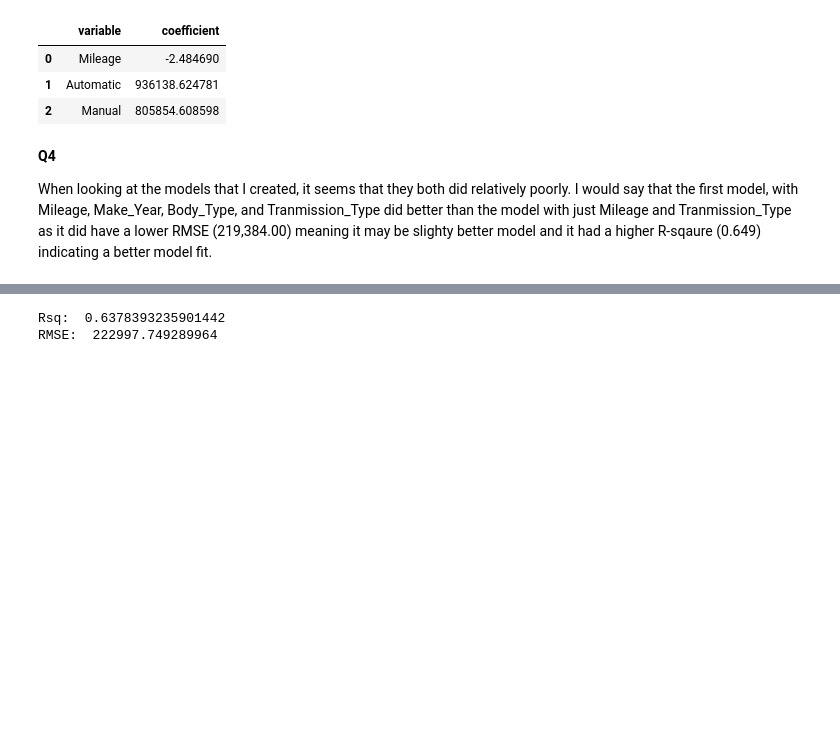
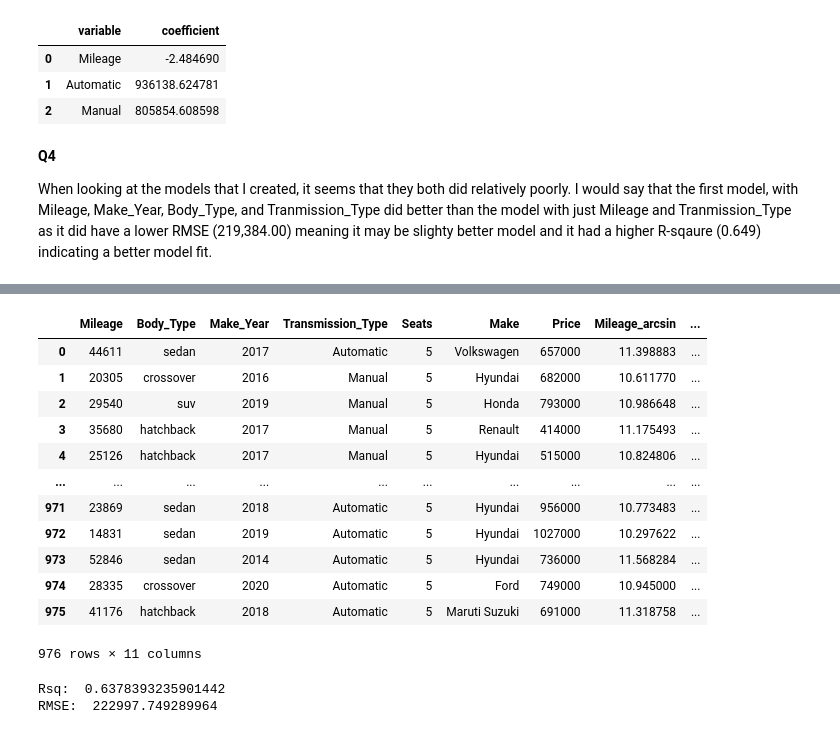
Before and after one commit to borayd3/labs, a Jupyter notebook: 04_hedonic_pricing/04_hedonic_pricing.ipynb, the cells around one changed output, grey strips where cells are left out. Cells and saved outputs as stored; diff of their text form; code cells hidden in the pictures; blank space fills up the shorter version.

```diff
--- a/04_hedonic_pricing/04_hedonic_pricing.ipynb
+++ b/04_hedonic_pricing/04_hedonic_pricing.ipynb
@@ -190,14 +239,29 @@ X
 # %%
 Ignore = X["Make_Year"]
 Ignore = Ignore.replace([2011, 2012,2013,2014,2015,2016], "Older")
 X["Make_Year1"] = Ignore
 Ignore2 = Ignore.replace([2017, 2018,2019,2020,2021,2022], "Newer")
 X["Make_Year1"] = Ignore2
 X['Make_Year1'].value_counts()
 
 Ignore_make = X["Make"]
 Ignore_make = Ignore_make.replace(["Jeep", "Datsun",'Nissan',"Skoda","Chevrolet","Kia", "Mahindra","Tata"], "less_rel")
 X["Make1"] = Ignore_make
+X
+# %% [output]
+|  | Mileage | Body_Type | Make_Year | Transmission_Type | Seats | Make | Price | Mileage_arcsin | ... |
+| 0 | 44611 | sedan | 2017 | Automatic | 5 | Volkswagen | 657000 | 11.398883 | ... |
+| 1 | 20305 | crossover | 2016 | Manual | 5 | Hyundai | 682000 | 10.611770 | ... |
+| 2 | 29540 | suv | 2019 | Manual | 5 | Honda | 793000 | 10.986648 | ... |
+| 3 | 35680 | hatchback | 2017 | Manual | 5 | Renault | 414000 | 11.175493 | ... |
+| 4 | 25126 | hatchback | 2017 | Manual | 5 | Hyundai | 515000 | 10.824806 | ... |
+| ... | ... | ... | ... | ... | ... | ... | ... | ... | ... |
+| 971 | 23869 | sedan | 2018 | Automatic | 5 | Hyundai | 956000 | 10.773483 | ... |
+| 972 | 14831 | sedan | 2019 | Automatic | 5 | Hyundai | 1027000 | 10.297622 | ... |
+| 973 | 52846 | sedan | 2014 | Automatic | 5 | Hyundai | 736000 | 11.568284 | ... |
+| 974 | 28335 | crossover | 2020 | Automatic | 5 | Ford | 749000 | 10.945000 | ... |
+| 975 | 41176 | hatchback | 2018 | Automatic | 5 | Maruti Suzuki | 691000 | 11.318758 | ... |
+976 rows × 11 columns
 # %%
 #Q5
 from sklearn import linear_model
```
Also changed, not shown: parts of 22 cells of this notebook.
